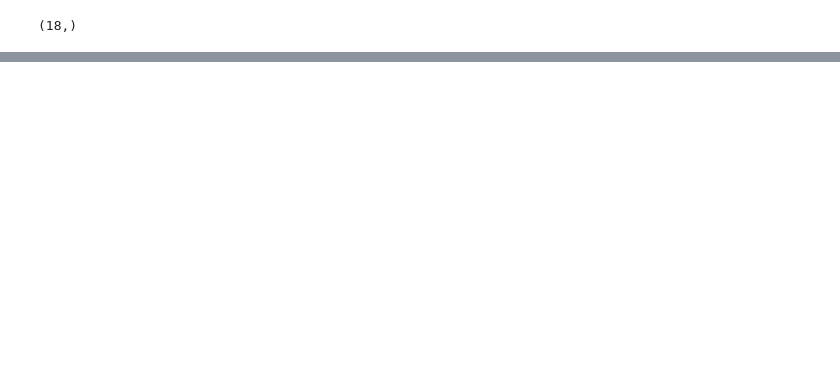
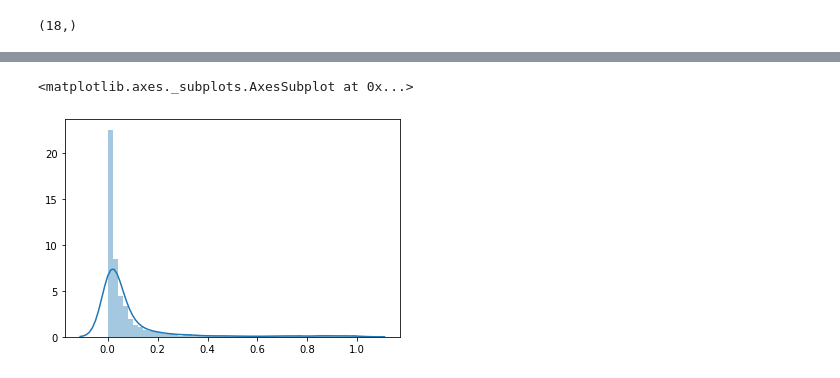
Before and after one commit to NAVSmith/employee_attrition_prediction, a Jupyter notebook: model.ipynb, the cells around one changed output, grey strips where cells are left out. Cells and saved outputs as stored; diff of their text form; code cells hidden in the pictures; blank space fills up the shorter version.

```diff
--- a/model.ipynb
+++ b/model.ipynb
@@ -102,0 +132,5 @@ plt.close()
+# %%
+sns.distplot(model.predict(X_val)[Y_val==0])
+# %% [output]
+<matplotlib.axes._subplots.AxesSubplot at 0x...>
+[figure, added]
```
Also changed, not shown: parts of 11 cells of this notebook.
